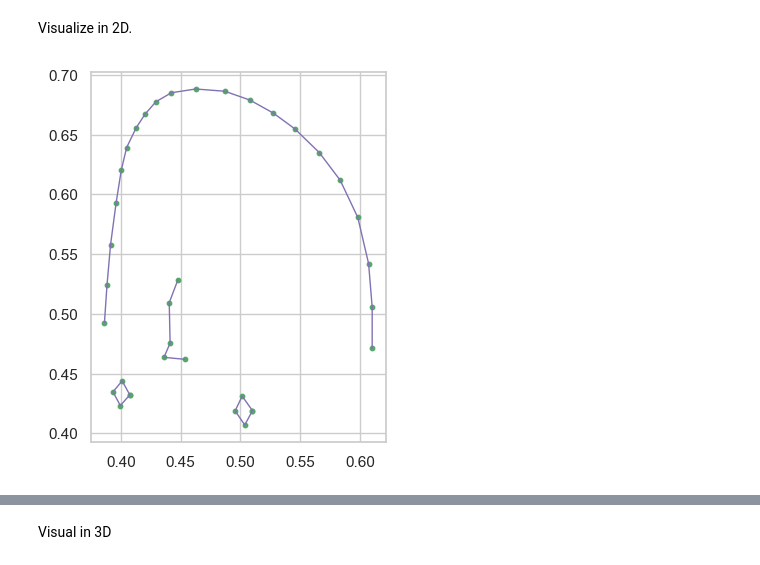
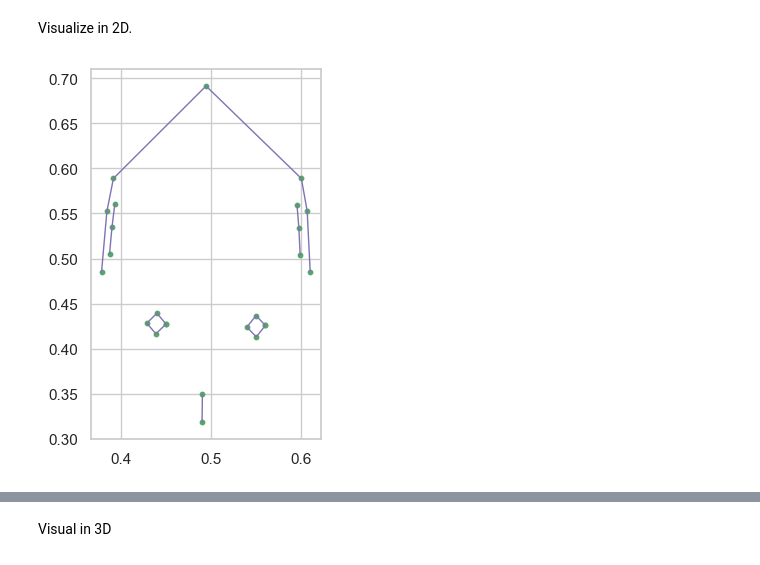
Before and after one commit to dinhanit/Abnormal_Behavior, a Jupyter notebook: Source/Data/EDA_data.ipynb, the cells around one changed output, grey strips where cells are left out. Drawn from its saved outputs; the diff is of its cells as text; code cells hidden in the pictures.

```diff
--- a/Source/Data/EDA_data.ipynb
+++ b/Source/Data/EDA_data.ipynb
@@ -396,19 +448,23 @@ Visualize in Image data.
 
 # Initialize MediaPipe Face Detection and Facial Landmarks models
 mp_face_mesh = mp.solutions.face_mesh
-face_mesh = mp_face_mesh.FaceMesh()
+face_mesh = mp_face_mesh.FaceMesh(refine_landmarks=True)
 
 # Define the indices of the desired keypoints (0 to 467)
-cheeks = [234, 93, 132, 58, 172, 136, 150, 149, 176, 148, 152, 377, 400, 378, 379, 365, 397, 288, 361, 323, 454]
-left_eyes = [33, 246, 161, 160, 159, 158, 157, 173, 133, 155, 154, 153, 145, 144, 163, 7]
-right_eyes = [263, 466, 388, 387, 386, 385, 384, 398, 362, 382, 381, 380, 374, 373, 390, 249]
-nose = [2, 1, 5, 3, 248]
+cheeks = [234, 132,58,152,288, 361,454]
+right_iris = [469, 470, 471, 472,469]
+left_iris = [474, 475, 476, 477,474]
+forehead = [151, 10]
+maphai = [ 352, 376, 433]
+matrai = [123, 147, 213]
 
-desired_keypoint_indices = []  # Modify this list to choose your desired keypoints
+desired_keypoint_indices = []
 desired_keypoint_indices.append(cheeks)
-desired_keypoint_indices.append(nose)
-desired_keypoint_indices.append(left_eyes)
-desired_keypoint_indices.append(right_eyes)
+desired_keypoint_indices.append(right_iris)
+desired_keypoint_indices.append(left_iris)
+desired_keypoint_indices.append(maphai)
+desired_keypoint_indices.append(matrai)
+desired_keypoint_indices.append(forehead)
 
 image = cv2.imread(r'image_10.jpg')
 rgb_image = cv2.cvtColor(image, cv2.COLOR_BGR2RGB)
@@ -439,6 +495,11 @@ if landmarks.multi_face_landmarks:
 
         plt.show()
 
+
+
+
+        plt.show()
+
 # Close the OpenCV window
 cv2.destroyAllWindows()
 # %% [output]
@@ -527,36 +579,38 @@ def visualize_keypoints(image_path, desired_keypoint_indices):
     landmarks = face_mesh.process(image)
 
     if landmarks.multi_face_landmarks:
         for face_landmarks in landmarks.multi_face_landmarks:
             # Create a new figure for the plot
             plt.figure()
 
             # Draw lines and keypoints
             for indices in desired_keypoint_indices:
                 keypoints_to_draw = [(face_landmarks.landmark[index].x, face_landmarks.landmark[index].y) for index in indices]
 
                 # Extract x and y coordinates
                 x, y = zip(*keypoints_to_draw)
 
                 # Plot lines
                 plt.plot(x, y, color='m', linewidth=1)
 
                 # Plot keypoints
                 plt.scatter(x, y, s=10, c='g', marker='o')
 
             # Set the aspect ratio to equal for a square plot
             plt.gca().set_aspect('equal', adjustable='box')
             plt.show()
 
 # Example usage:
-image_path = r'image_31.jpg'  # Replace with the path to your image
+image_path = r'image_10.jpg'  # Replace with the path to your image
 desired_keypoint_indices = [
-    [234, 93, 132, 58, 172, 136, 150, 149, 176, 148, 152, 377, 400, 378, 379, 365, 397, 288, 361, 323, 454],
-    [2,1, 5, 3, 248],
-    [474, 475, 476,477,474],
-    [469, 470, 471, 472,469],
+ [234, 132, 58, 152, 288, 361, 454],
+ [469, 470, 471, 472,469],
+ [474, 475, 476, 477,474],
+ [151, 10],
+ [352, 376, 433],
+ [123, 147, 213]
 ]
 
 visualize_keypoints(image_path, desired_keypoint_indices)
 # %% [output]
-[figure, old version]
+[figure, new version]
```
Also changed, not shown: parts of 23 cells of this notebook, 4 other files.
